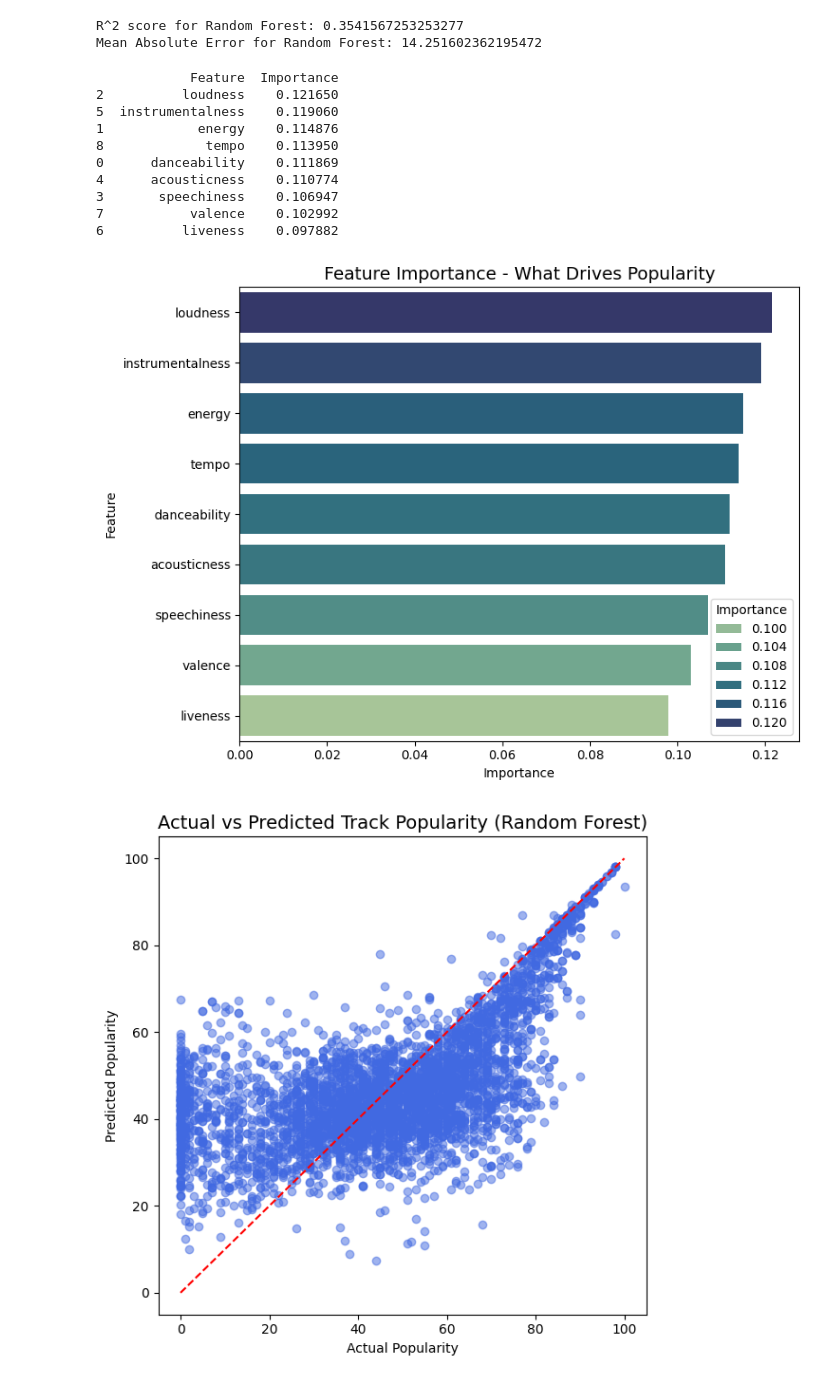
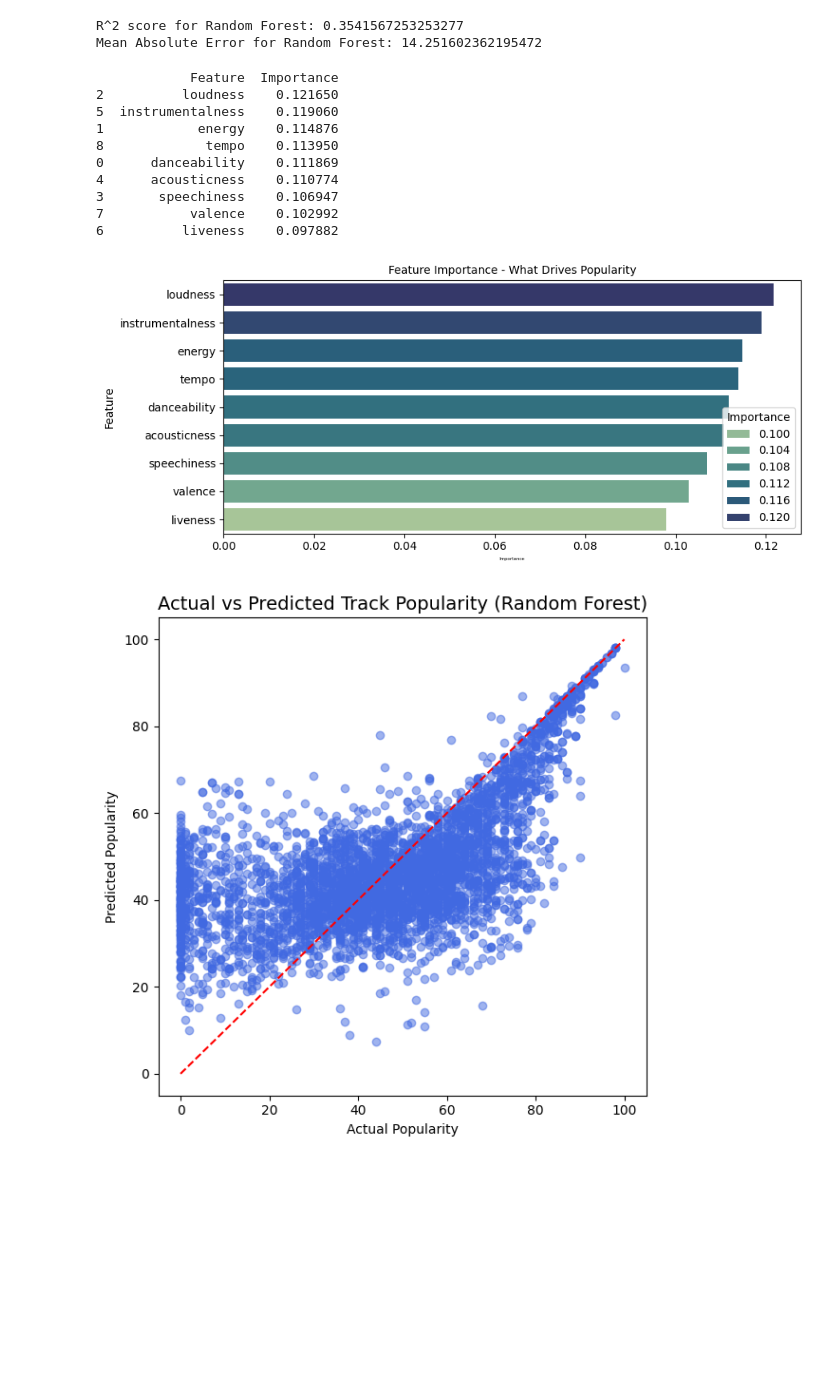
Before and after one commit to brobers0339/Spotify_Final_Project_H501, a Jupyter notebook: Spotify_Project.ipynb, the cells around one changed output. Drawn from its saved outputs; the diff is of its cells as text; code cells hidden in the pictures; blank space fills up the shorter version.

```diff
--- a/Spotify_Project.ipynb
+++ b/Spotify_Project.ipynb
@@ -368,31 +368,31 @@ Mean Absolute Error for Random Forest: 14.251602362195472
 # %%
 importance = pd.DataFrame({
     'Feature': X.columns,
     'Importance': model.feature_importances_
 }).sort_values(by='Importance', ascending=False)
 
 print(importance)
 
 # Plot the top features
-plt.figure(figsize=(8, 6))
+plt.figure(figsize=(9, 4))
 sns.barplot(x='Importance', y='Feature', data=importance, palette='crest', hue='Importance')
-plt.title('Feature Importance - What Drives Popularity', fontsize=14)
-plt.xlabel('Importance')
+plt.title('Feature Importance - What Drives Popularity', fontsize=10)
+plt.xlabel('Importance', fontsize=4)
 plt.ylabel('Feature')
 plt.tight_layout()
 plt.show()
 # %% [output]
             Feature  Importance
 2          loudness    0.121650
 5  instrumentalness    0.119060
 1            energy    0.114876
 8             tempo    0.113950
 0      danceability    0.111869
 4      acousticness    0.110774
 3       speechiness    0.106947
 7           valence    0.102992
 6          liveness    0.097882
-[figure, old version]
+[figure, new version]
 # %%
 plt.figure(figsize=(6,6))
 plt.scatter(y_test, y_pred, alpha=0.5, color='royalblue')
```
